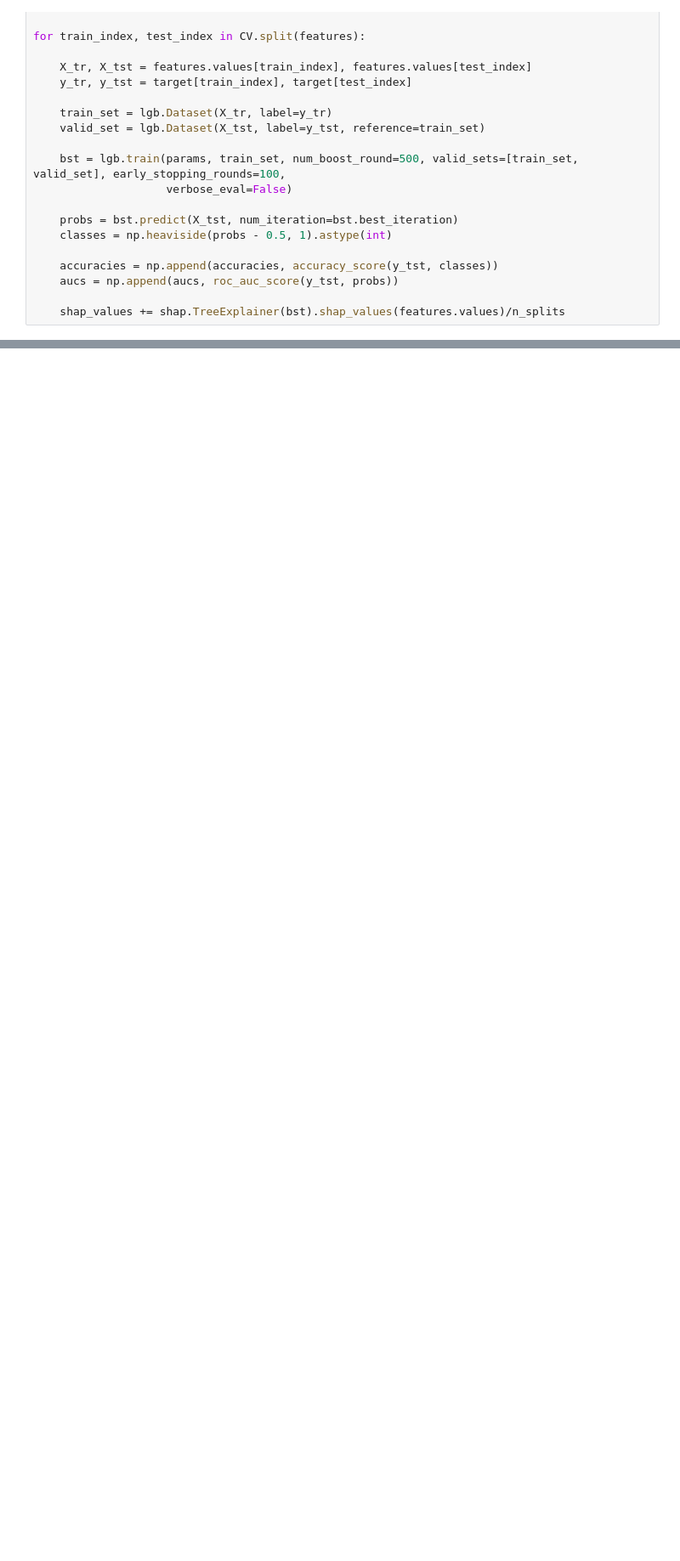
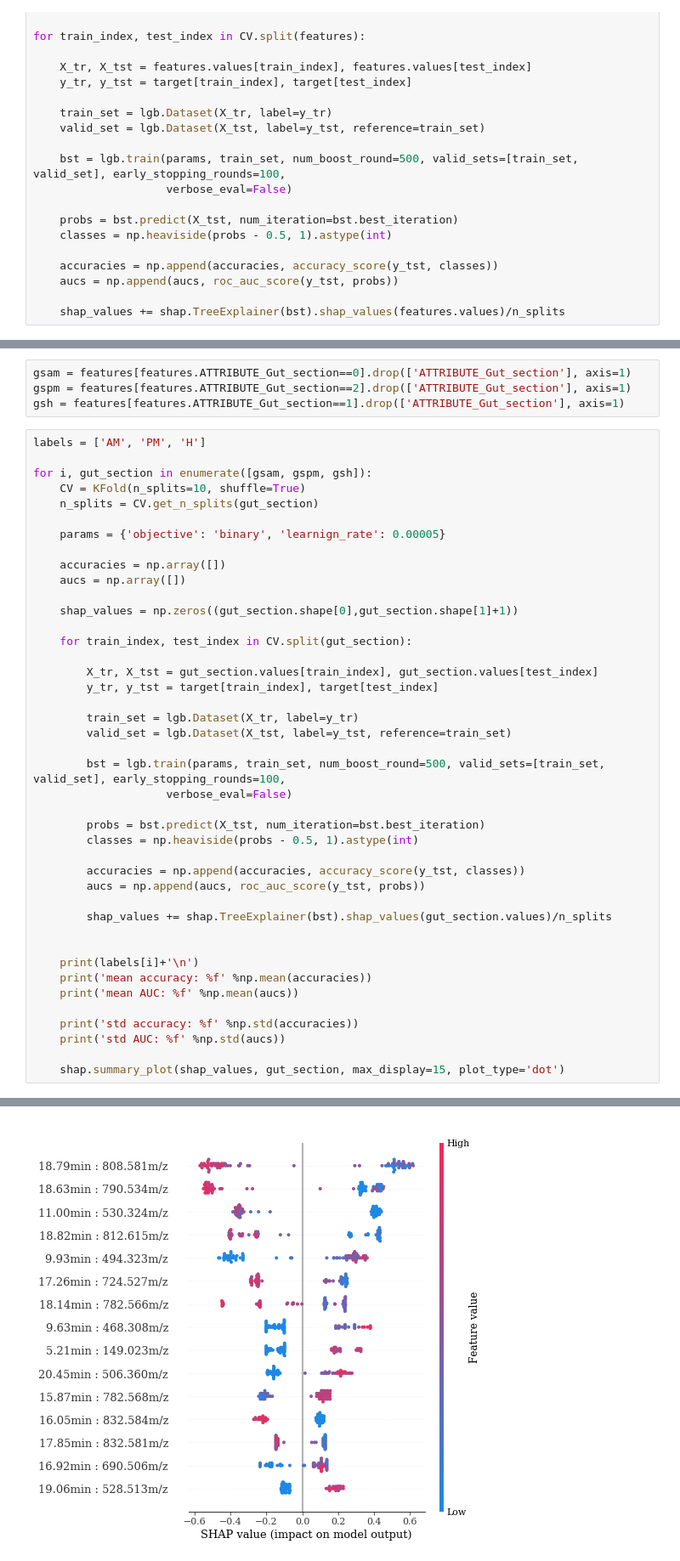
Before and after one commit to cparrarojas/academicpages.github.io, a Jupyter notebook: files/chagas.ipynb, the cells around one changed output, grey strips where cells are left out. Shown at 85% size. Drawn from its saved outputs; the diff is of its cells as text; blank space fills up the shorter version.

```diff
--- a/files/chagas.ipynb
+++ b/files/chagas.ipynb
@@ -329,0 +332,47 @@ shap.summary_plot(shap_values, features, max_display=15, plot_type='dot')
+# %%
+gsam = features[features.ATTRIBUTE_Gut_section==0].drop(['ATTRIBUTE_Gut_section'], axis=1)
+gspm = features[features.ATTRIBUTE_Gut_section==2].drop(['ATTRIBUTE_Gut_section'], axis=1)
+gsh = features[features.ATTRIBUTE_Gut_section==1].drop(['ATTRIBUTE_Gut_section'], axis=1)
+# %%
+labels = ['AM', 'PM', 'H']
+
+for i, gut_section in enumerate([gsam, gspm, gsh]):
+    CV = KFold(n_splits=10, shuffle=True)
+    n_splits = CV.get_n_splits(gut_section)
+
+    params = {'objective': 'binary', 'learnign_rate': 0.00005}
+
+    accuracies = np.array([])
+    aucs = np.array([])
+
+    shap_values = np.zeros((gut_section.shape[0],gut_section.shape[1]+1))
+
+    for train_index, test_index in CV.split(gut_section):
+
+        X_tr, X_tst = gut_section.values[train_index], gut_section.values[test_index]
+        y_tr, y_tst = target[train_index], target[test_index]
+
+        train_set = lgb.Dataset(X_tr, label=y_tr)
+        valid_set = lgb.Dataset(X_tst, label=y_tst, reference=train_set)
+
+        bst = lgb.train(params, train_set, num_boost_round=500, valid_sets=[train_set, valid_set], early_stopping_rounds=100,
+                    verbose_eval=False)
+
+        probs = bst.predict(X_tst, num_iteration=bst.best_iteration)
+        classes = np.heaviside(probs - 0.5, 1).astype(int)
+
+        accuracies = np.append(accuracies, accuracy_score(y_tst, classes))
+        aucs = np.append(aucs, roc_auc_score(y_tst, probs))
+
+        shap_values += shap.TreeExplainer(bst).shap_values(gut_section.values)/n_splits
+
+
+    print(labels[i]+'\n')
+    print('mean accuracy: %f' %np.mean(accuracies))
+    print('mean AUC: %f' %np.mean(aucs))
+
+    print('std accuracy: %f' %np.std(accuracies))
+    print('std AUC: %f' %np.std(aucs))
+
+    shap.summary_plot(shap_values, gut_section, max_display=15, plot_type='dot')
+# %% [output]
@@ -329,0 +385 @@ shap.summary_plot(shap_values, features, max_display=15, plot_type='dot')
+[figure, added]
```
Also changed, not shown: parts of 11 cells of this notebook.
